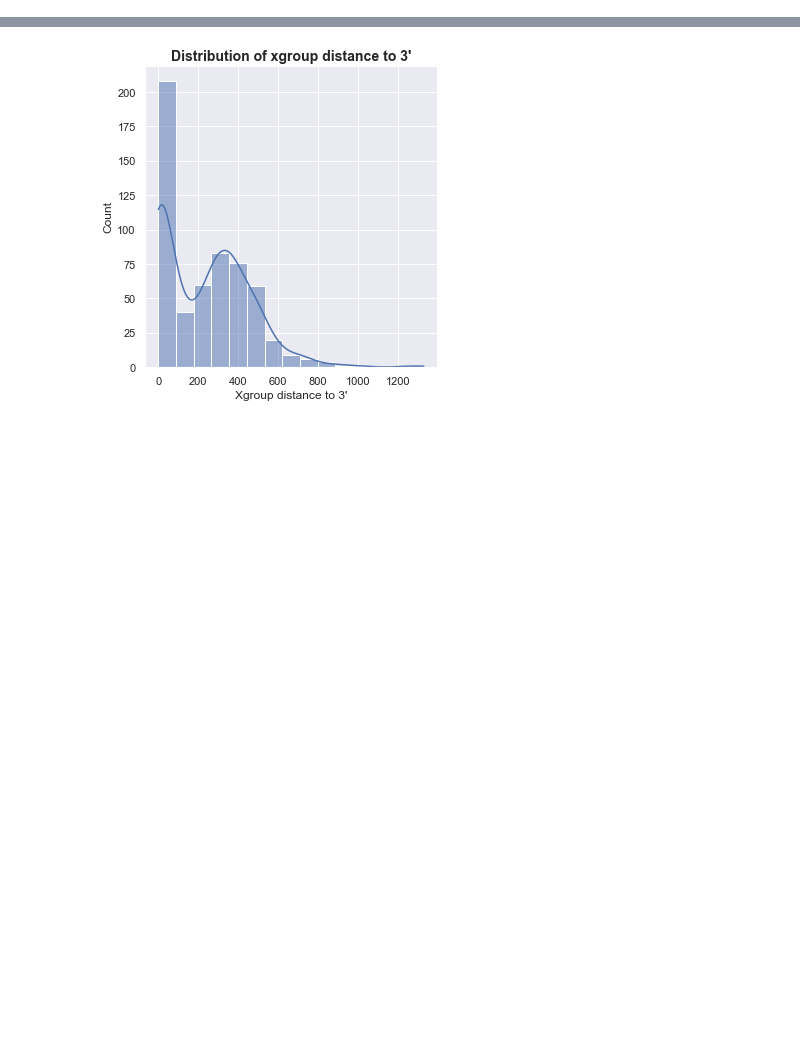
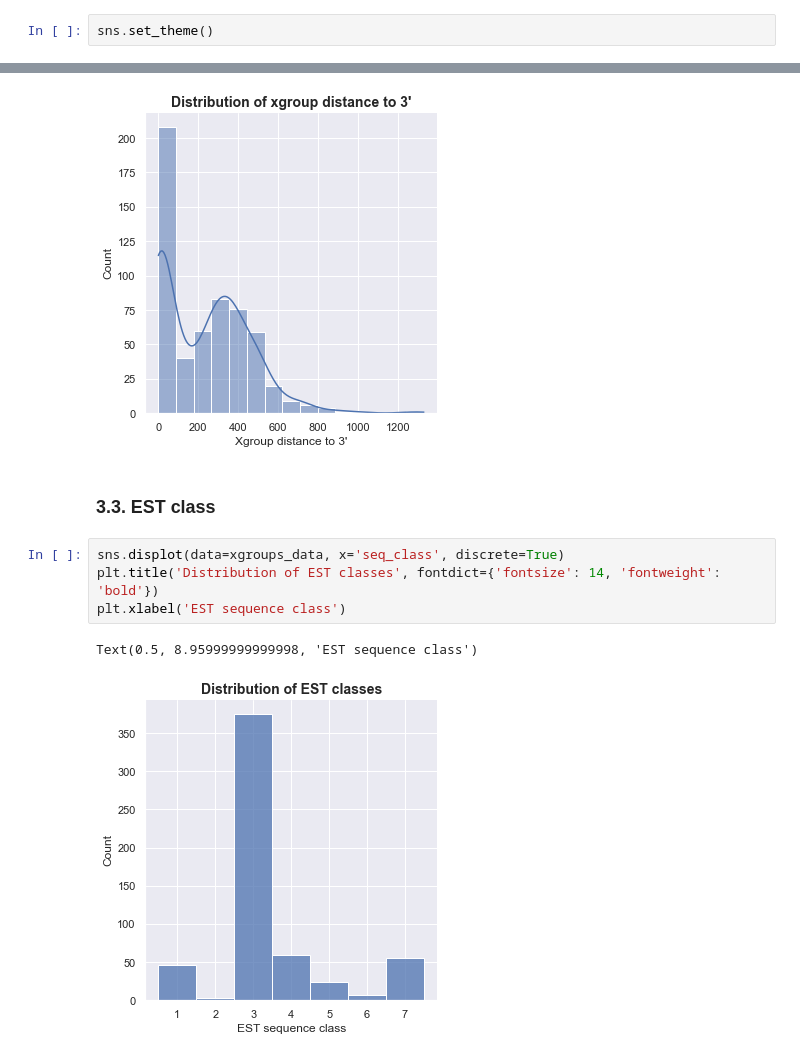
Before and after one commit to flayner2/lab_data_analysis, a Jupyter notebook: notebooks/analyze_vector_masking_data.ipynb, the cells around one changed output, grey strips where cells are left out. Cells and saved outputs as stored; diff of their text form; blank space fills up the shorter version.

```diff
--- a/notebooks/analyze_vector_masking_data.ipynb
+++ b/notebooks/analyze_vector_masking_data.ipynb
@@ -113,5 +136,7 @@ Text(0.5, 8.95999999999998, 'Xgroup length')
 # %% [markdown]
 ### 3.2. Xgroup distance from 5' and 3'
+# %%
+sns.set_theme()
 # %% [markdown]
 #### From 5'
 # %%
@@ -158,3 +183,12 @@ plt.xlabel('Xgroup distance to 3\'')
 # %% [output]
 Text(0.5, 8.95999999999998, "Xgroup distance to 3'")
 [figure]
+# %% [markdown]
+### 3.3. EST class
+# %%
+sns.displot(data=xgroups_data, x='seq_class', discrete=True)
+plt.title('Distribution of EST classes', fontdict={'fontsize': 14, 'fontweight': 'bold'})
+plt.xlabel('EST sequence class')
+# %% [output]
+Text(0.5, 8.95999999999998, 'EST sequence class')
+[figure, added]
```
Also changed, not shown: parts of 10 cells of this notebook.
